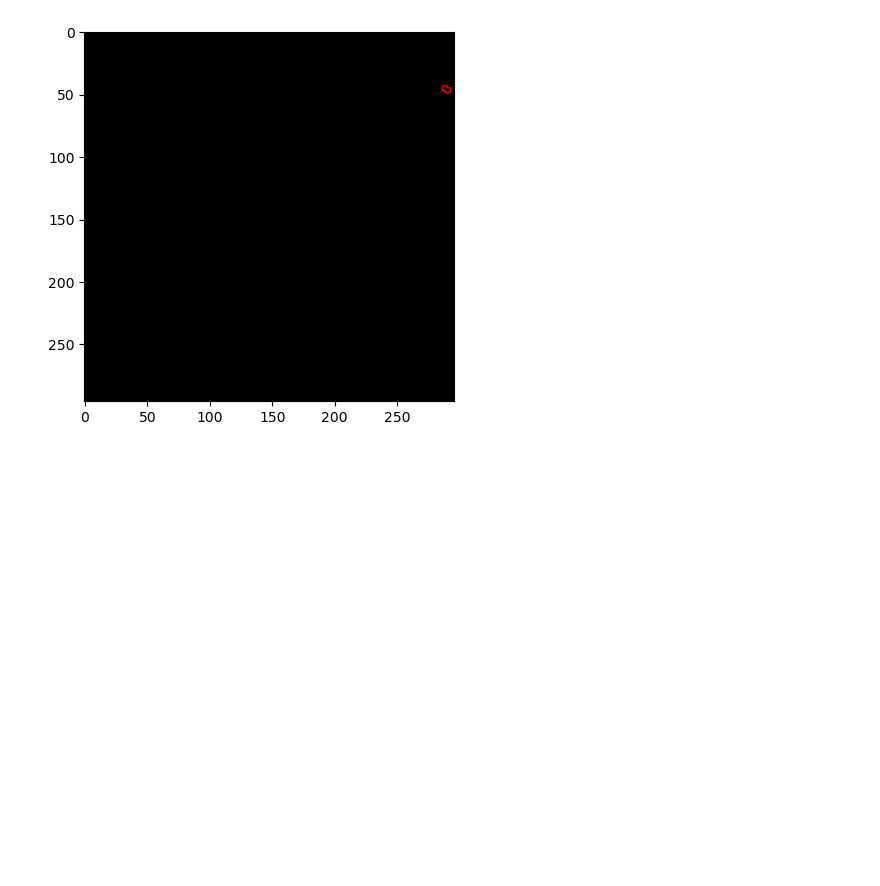
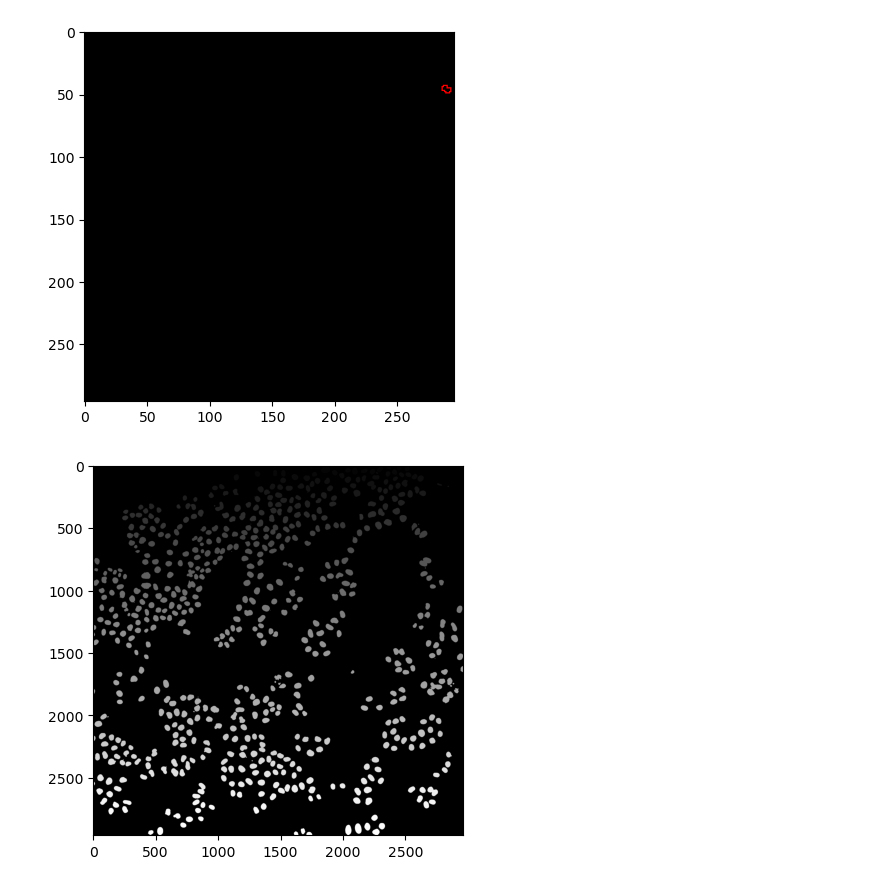
Before and after one commit to CaicedoLab/micronuclei-detection, a Jupyter notebook: cellpose/cellpose.ipynb, the cells around one changed output. Saved outputs shown, nothing was run; the diff lists cells and outputs as text; code cells hidden in the pictures; blank space fills up the shorter version.

```diff
--- a/cellpose/cellpose.ipynb
+++ b/cellpose/cellpose.ipynb
@@ -592,3 +620,12 @@ plt.show()
 [figure]
 [figure]
 [figure]
+# %%
+import skimage
+import matplotlib.pyplot as plt
+# !cellpose --dir . --pretrained_model ../dataset_nuclei_division/models/new_model_scratch --chan 0 --chan2 0 --save_png --verbose --use_gpu
+img = skimage.io.imread("/home/MORGRIDGE/vagrawal/vidit/dataset_nuclei/20X_c0-DAPI_A1_Tile-10.phenotype_cp_masks.png")
+plt.imshow(img, cmap='gray')
+plt.show()
+# %% [output]
+[figure, added]
```
Also changed, not shown: parts of 5 cells of this notebook.
